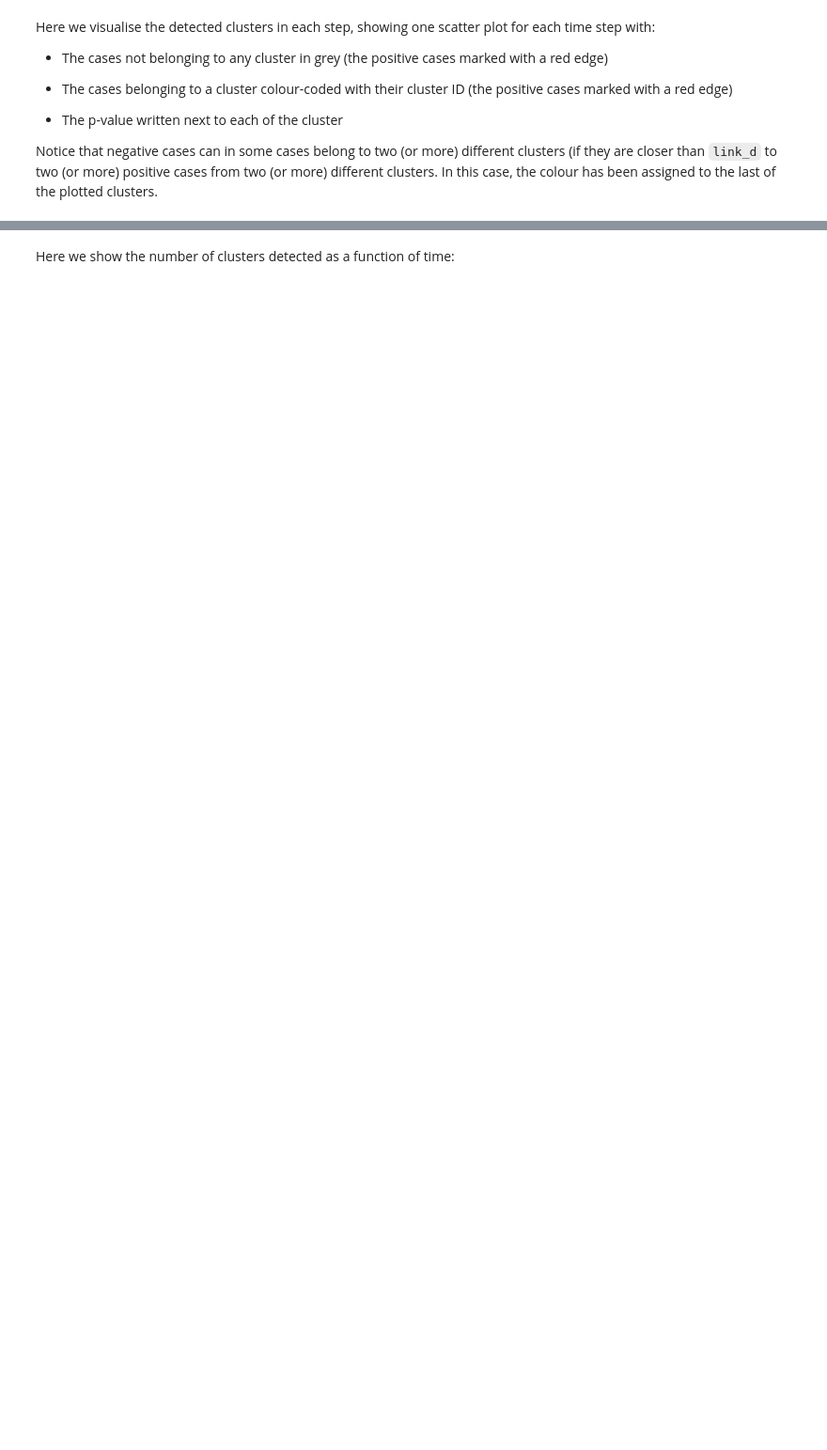
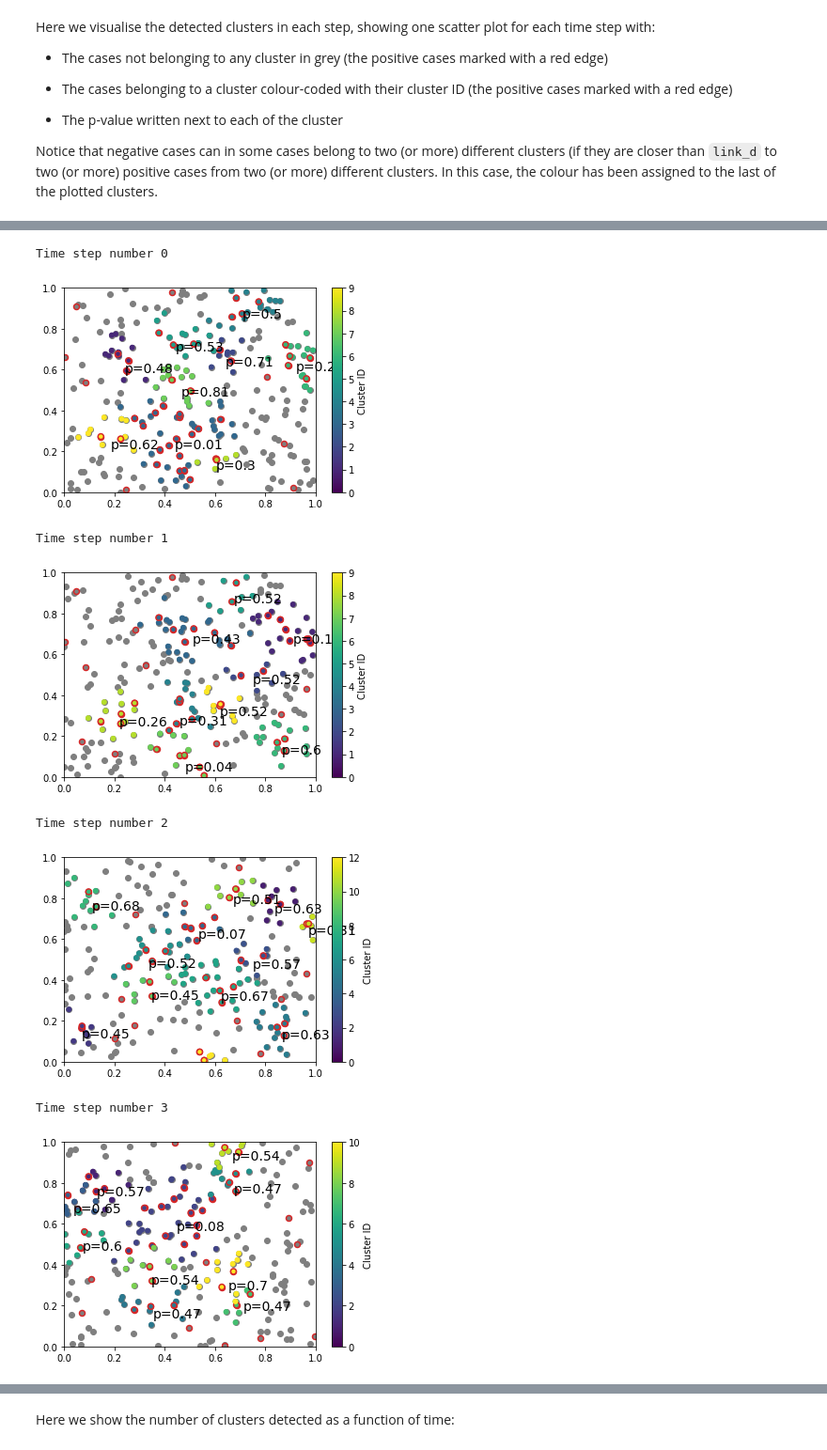
Before and after one commit to arnaupujol/epifriends, a Jupyter notebook: examples/temporal_analysis.ipynb, the cells around one changed output, grey strips where cells are left out. Shown at 94% size. Cells and saved outputs as stored; diff of their text form; code cells hidden in the pictures; blank space fills up the shorter version.

```diff
--- a/examples/temporal_analysis.ipynb
+++ b/examples/temporal_analysis.ipynb
@@ -483,0 +437,44 @@ Time step number 6
+# %%
+#we loop through all the time steps
+step_num = 0
+while min_date + pd.to_timedelta(time_steps*step_num + time_width, unit = 'D') <= max_date:
+    print("Time step number", step_num)
+    #select data in time window
+    selected_data = (dates >= min_date + pd.to_timedelta(time_steps*step_num, unit = 'D'))& \
+                    (dates <= min_date + pd.to_timedelta(time_steps*step_num + time_width, unit = 'D'))
+    #show data spatial distribution
+    #Plotting negative cases
+    plt.scatter(x_rand[selected_data&np.invert(positive_rand)], \
+                y_rand[selected_data&np.invert(positive_rand)], c = 'tab:grey')
+    #Plotting positive cases
+    plt.scatter(x_rand[selected_data&positive_rand], \
+                y_rand[selected_data&positive_rand], c = 'tab:grey', \
+                edgecolor = 'tab:red', label = 'Positive', lw = 1.5)
+    #For each EpiFRIenDs cluster in this time step, plot its cases colour coded by the mean positivity rate
+    for epi in range(len(epi_catalogue_list[step_num])):
+        indeces = np.array(epi_catalogue_list[step_num].iloc[epi]['indeces'], dtype = int)
+        vmin = 0
+        vmax = epi_catalogue_list[step_num]['id'].max() #1 #np.max(np.array(fof_cat['mean_pr']))
+        if len(x_rand[selected_data][indeces]) > 0:
+            plt.scatter(x_rand[selected_data][indeces], y_rand[selected_data][indeces], \
+                        c = np.ones(len(indeces))*(epi_catalogue_list[step_num].iloc[epi]['id'] - vmin/(vmax-vmin)), \
+                        cmap = 'viridis', vmin = vmin, vmax = vmax, edgecolor = 'tab:red', \
+                        lw = 1.5*positive_rand[selected_data][indeces])
+            plt.annotate('p='+str(round(epi_catalogue_list[step_num].iloc[epi]['p'],2)), \
+                         xy = [epi_catalogue_list[step_num].iloc[epi]['mean_position_pos'][0], \
+                               epi_catalogue_list[step_num].iloc[epi]['mean_position_pos'][1]-.05],
+                        fontsize = 14)
+    plt.colorbar(label = 'Cluster ID')
+    plt.xlim(0,1)
+    plt.ylim(0,1)
+    plt.show()
+    step_num +=1
+# %% [output]
+Time step number 0
+[figure, added]
+Time step number 1
+[figure, added]
+Time step number 2
+[figure, added]
+Time step number 3
+[figure, added]
```
Also changed, not shown: parts of 17 cells of this notebook.
